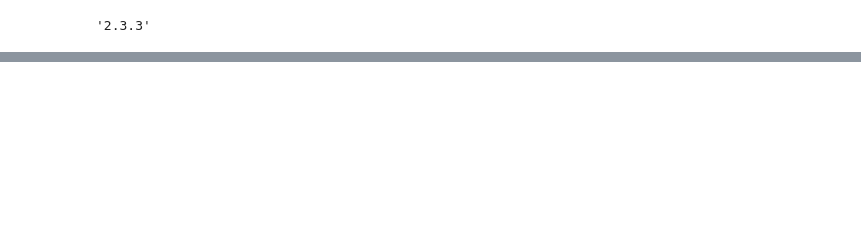
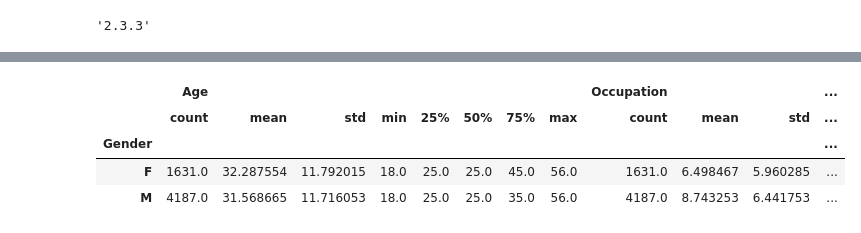
Before and after one commit to dayanaromero937-ship-it/practicasintroduccionapython, a Jupyter notebook: pandas.ipynb, the cells around one changed output, grey strips where cells are left out. Saved outputs shown, nothing was run; the diff lists cells and outputs as text; code cells hidden in the pictures; blank space fills up the shorter version.

```diff
--- a/pandas.ipynb
+++ b/pandas.ipynb
@@ -653,0 +1131,10 @@ puzzles/blob/master/100-pandas-puzzles.ipynb
+# %%
+# filtrar edad incorrecta (míninimo 18) Remove them from the dataset
+users_dataset = pd.read_csv(ruta_users, sep='::', index_col=0,
+header=None, names=['UserID','Gender','Age','Occupation','Zip-code'],engine='python')
+display(users_dataset[users_dataset['Age'] == 1].head(4))
+users_dataset.loc[users_dataset['Age'] == 1, 'Age'] = np.nan
+display(users_dataset)
+display(users_dataset.loc[pd.isnull(users_dataset['Age'])].head(4))
+users_dataset.drop(users_dataset[pd.isnull(users_dataset['Age'])].index,inplace = True)
+display(users_dataset.head(4))
@@ -653,0 +1174,9 @@ puzzles/blob/master/100-pandas-puzzles.ipynb
+# %%
+# Agrupar datos por atributos
+display(users_dataset.groupby(by='Gender').describe())
+# %% [output]
+|  | Age |  |  |  |  |  |  |  | Occupation |  |  | ... |
+|  | count | mean | std | min | 25% | 50% | 75% | max | count | mean | std | ... |
+| Gender |  |  |  |  |  |  |  |  |  |  |  | ... |
+| F | 1631.0 | 32.287554 | 11.792015 | 18.0 | 25.0 | 25.0 | 45.0 | 56.0 | 1631.0 | 6.498467 | 5.960285 | ... |
+| M | 4187.0 | 31.568665 | 11.716053 | 18.0 | 25.0 | 25.0 | 35.0 | 56.0 | 4187.0 | 8.743253 | 6.441753 | ... |
```
Also changed, not shown: parts of 175 cells of this notebook, 7 other files.
